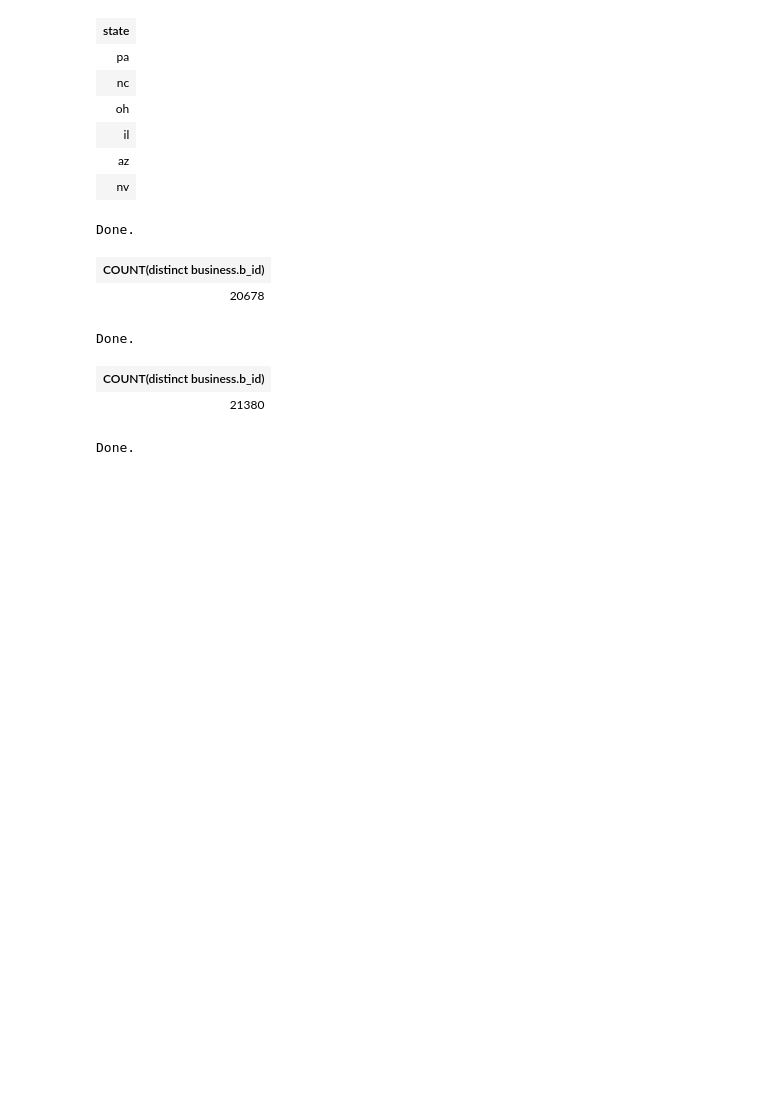
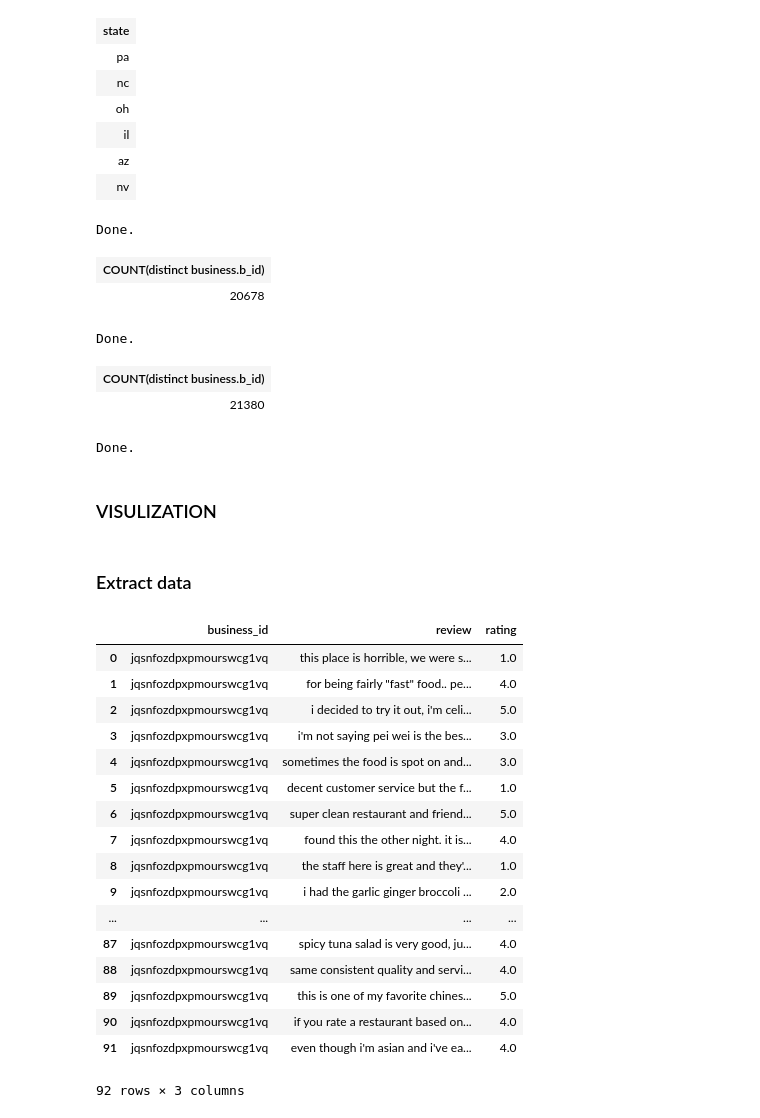
Before and after one commit to zzhang83/Yelp_Sentiment_Analysis, a Jupyter notebook: database.ipynb, the cells around one changed output. Cells and saved outputs as stored; diff of their text form; code cells hidden in the pictures; blank space fills up the shorter version.

```diff
--- a/database.ipynb
+++ b/database.ipynb
@@ -357,3 +357,5 @@ WHERE review_fact_table.business_id = business.b_id LIMIT 50
 #sql = "SELECT * FROM TABLE"
 
 #df = pd.read_sql(sql, cnxn)
+# %% [markdown]
+### VISULIZATION
@@ -359,0 +369,30 @@ WHERE review_fact_table.business_id = business.b_id LIMIT 50
+# %% [markdown]
+### Extract data
+# %%
+c.execute('''
+        SELECT b_id,r.review, r.r_stars
+        FROM business, review_fact_table r
+        WHERE postal_code = ? AND name = ? AND r.business_id = b_id''', (zipcode, business_name_input,))
+dataframe = pd.DataFrame(data = c.fetchall(), columns = ['business_id', 'review','rating'])
+#dataframe.plot.bar(x='actor_name', title='actor facebook likes', figsize=(10,7))
+# %%
+dataframe
+# %% [output]
+|  | business_id | review | rating |
+| 0 | jqsnfozdpxpmourswcg1vq | this place is horrible, we were s... | 1.0 |
+| 1 | jqsnfozdpxpmourswcg1vq | for being fairly "fast" food.. pe... | 4.0 |
+| 2 | jqsnfozdpxpmourswcg1vq | i decided to try it out, i'm celi... | 5.0 |
+| 3 | jqsnfozdpxpmourswcg1vq | i'm not saying pei wei is the bes... | 3.0 |
+| 4 | jqsnfozdpxpmourswcg1vq | sometimes the food is spot on and... | 3.0 |
+| 5 | jqsnfozdpxpmourswcg1vq | decent customer service but the f... | 1.0 |
+| 6 | jqsnfozdpxpmourswcg1vq | super clean restaurant and friend... | 5.0 |
+| 7 | jqsnfozdpxpmourswcg1vq | found this the other night. it is... | 4.0 |
+| 8 | jqsnfozdpxpmourswcg1vq | the staff here is great and they'... | 1.0 |
+| 9 | jqsnfozdpxpmourswcg1vq | i had the garlic ginger broccoli ... | 2.0 |
+| ... | ... | ... | ... |
+| 87 | jqsnfozdpxpmourswcg1vq | spicy tuna salad is very good, ju... | 4.0 |
+| 88 | jqsnfozdpxpmourswcg1vq | same consistent quality and servi... | 4.0 |
+| 89 | jqsnfozdpxpmourswcg1vq | this is one of my favorite chines... | 5.0 |
+| 90 | jqsnfozdpxpmourswcg1vq | if you rate a restaurant based on... | 4.0 |
+| 91 | jqsnfozdpxpmourswcg1vq | even though i'm asian and i've ea... | 4.0 |
+92 rows × 3 columns
```
Also changed, not shown: parts of 3 cells of this notebook.
